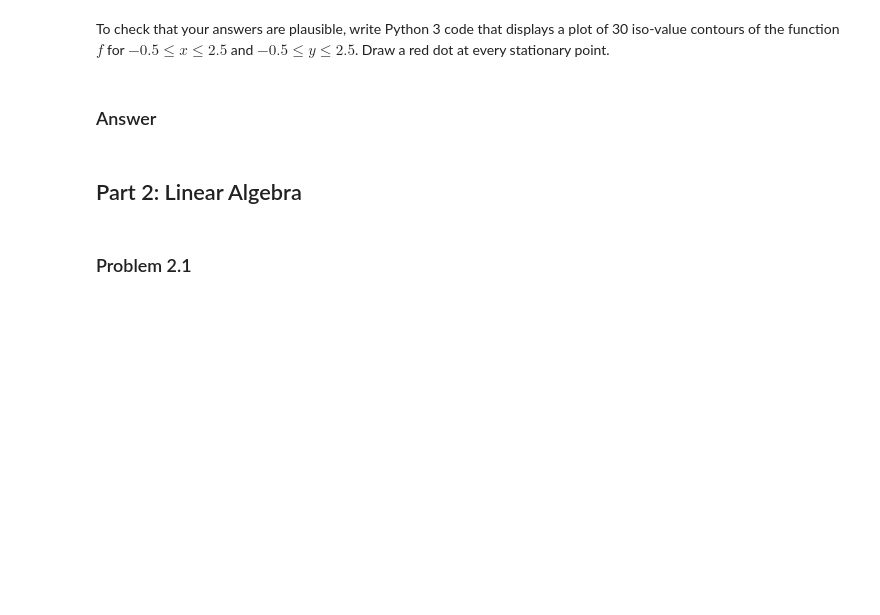
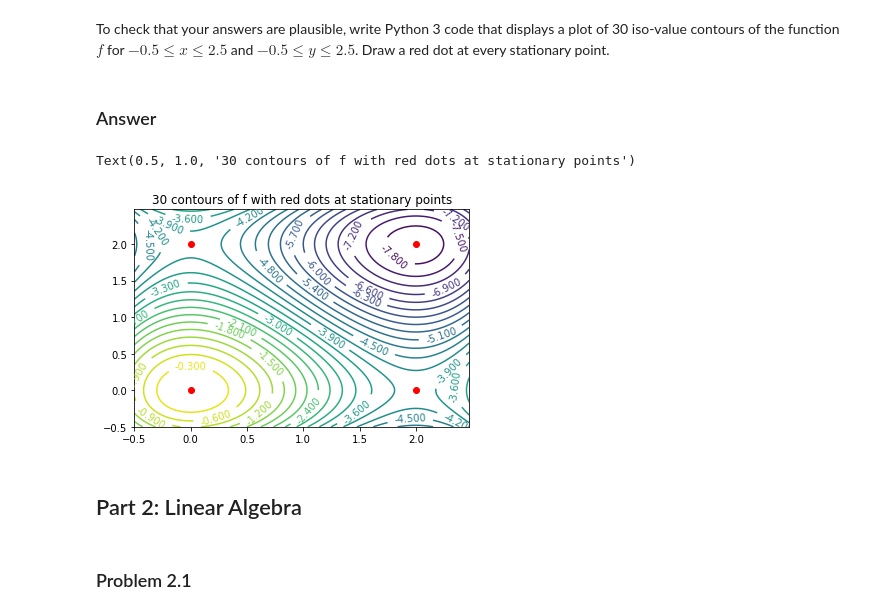
Before and after one commit to polortiz4/ComputerVision, a Jupyter notebook: homework01/homework01.ipynb, the cells around one changed output. Cells and saved outputs as stored; diff of their text form; code cells hidden in the pictures; blank space fills up the shorter version.

```diff
--- a/homework01/homework01.ipynb
+++ b/homework01/homework01.ipynb
@@ -105,6 +105,23 @@ Give _all_ the stationary points of $f$. For each of them, state whether it is a
 To check that your answers are plausible, write Python 3 code that displays a plot of 30 iso-value contours of the function $f$ for $-0.5 \leq x \leq 2.5$ and $-0.5 \leq y \leq 2.5$. Draw a red dot at every stationary point.
 # %% [markdown]
 ### Answer
+# %%
+import numpy as np
+import matplotlib
+from matplotlib import pyplot as plt
+delta = 0.025
+x = np.arange(-0.5, 2.5, delta)
+y = np.arange(-0.5, 2.5, delta)
+X, Y = np.meshgrid(x, y)
+f = np.power(X,3) - 3 * np.power(X,2) + np.power(Y,3) - 3 * np.power(Y,2)
+fig, ax = plt.subplots()
+plt.plot([0,0,2,2], [0,2,0,2], 'ro')
+CS = ax.contour(X, Y, f, 30)
+ax.clabel(CS, inline=1, fontsize=10)
+ax.set_title('30 contours of f with red dots at stationary points')
+# %% [output]
+Text(0.5, 1.0, '30 contours of f with red dots at stationary points')
+[figure, added]
 # %% [markdown]
 ## Part 2: Linear Algebra
 # %% [markdown]
```
